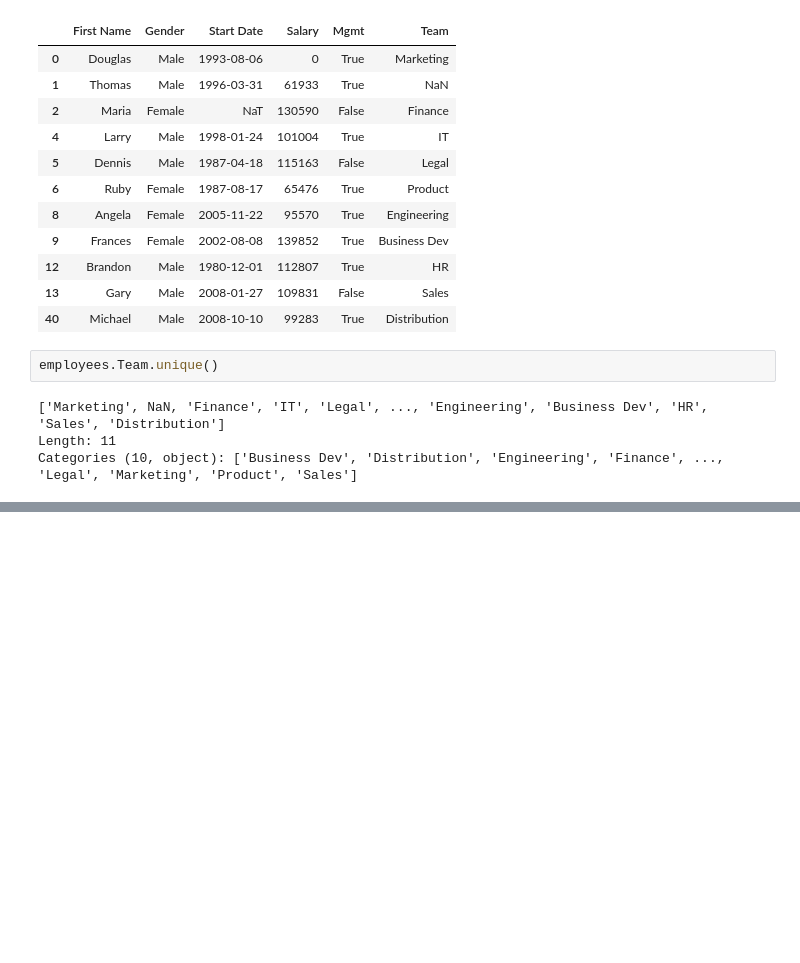
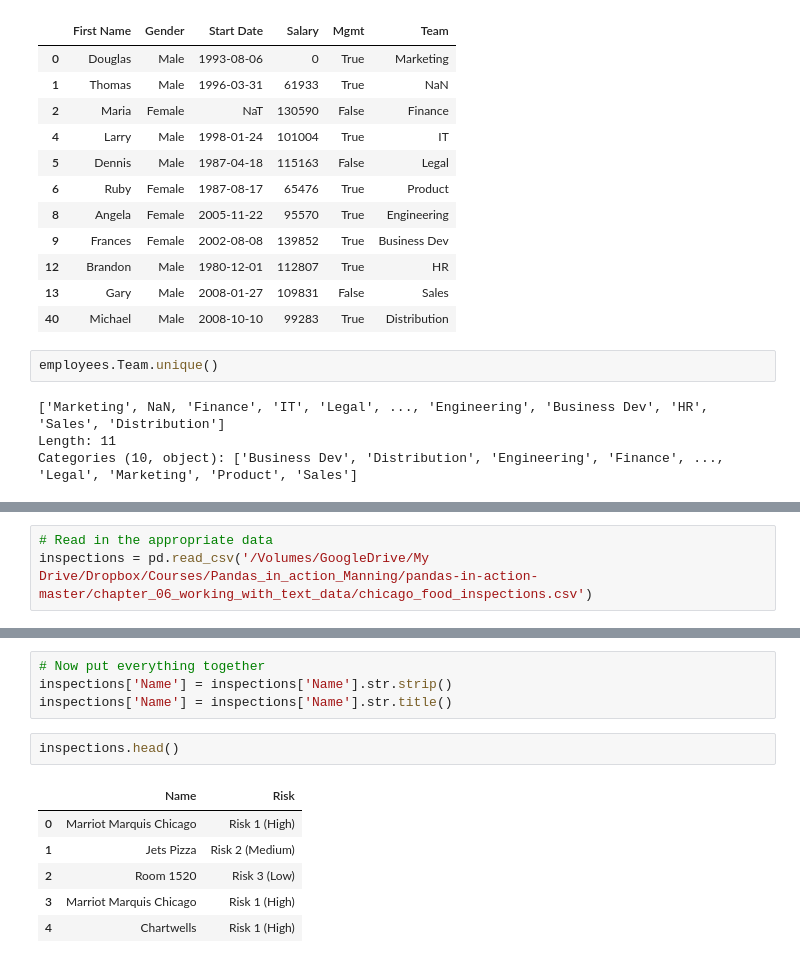
Before and after one commit to chlazaris/pandas_training, a Jupyter notebook: Pandas_Training.ipynb, the cells around one changed output, grey strips where cells are left out. Cells and saved outputs as stored; diff of their text form; blank space fills up the shorter version.

```diff
--- a/Pandas_Training.ipynb
+++ b/Pandas_Training.ipynb
@@ -1175,0 +1180,3 @@ Categories (10, object): ['Business Dev', 'Distribution', 'Engineering', 'Financ
+# %%
+# Read in the appropriate data
+inspections = pd.read_csv('/Volumes/GoogleDrive/My Drive/Dropbox/Courses/Pandas_in_action_Manning/pandas-in-action-master/chapter_06_working_with_text_data/chicago_food_inspections.csv')
@@ -1175,0 +1304,13 @@ Categories (10, object): ['Business Dev', 'Distribution', 'Engineering', 'Financ
+# %%
+# Now put everything together
+inspections['Name'] = inspections['Name'].str.strip()
+inspections['Name'] = inspections['Name'].str.title()
+# %%
+inspections.head()
+# %% [output]
+|  | Name | Risk |
+| 0 | Marriot Marquis Chicago | Risk 1 (High) |
+| 1 | Jets Pizza | Risk 2 (Medium) |
+| 2 | Room 1520 | Risk 3 (Low) |
+| 3 | Marriot Marquis Chicago | Risk 1 (High) |
+| 4 | Chartwells | Risk 1 (High) |
```
Also changed, not shown: parts of 11 cells of this notebook.
